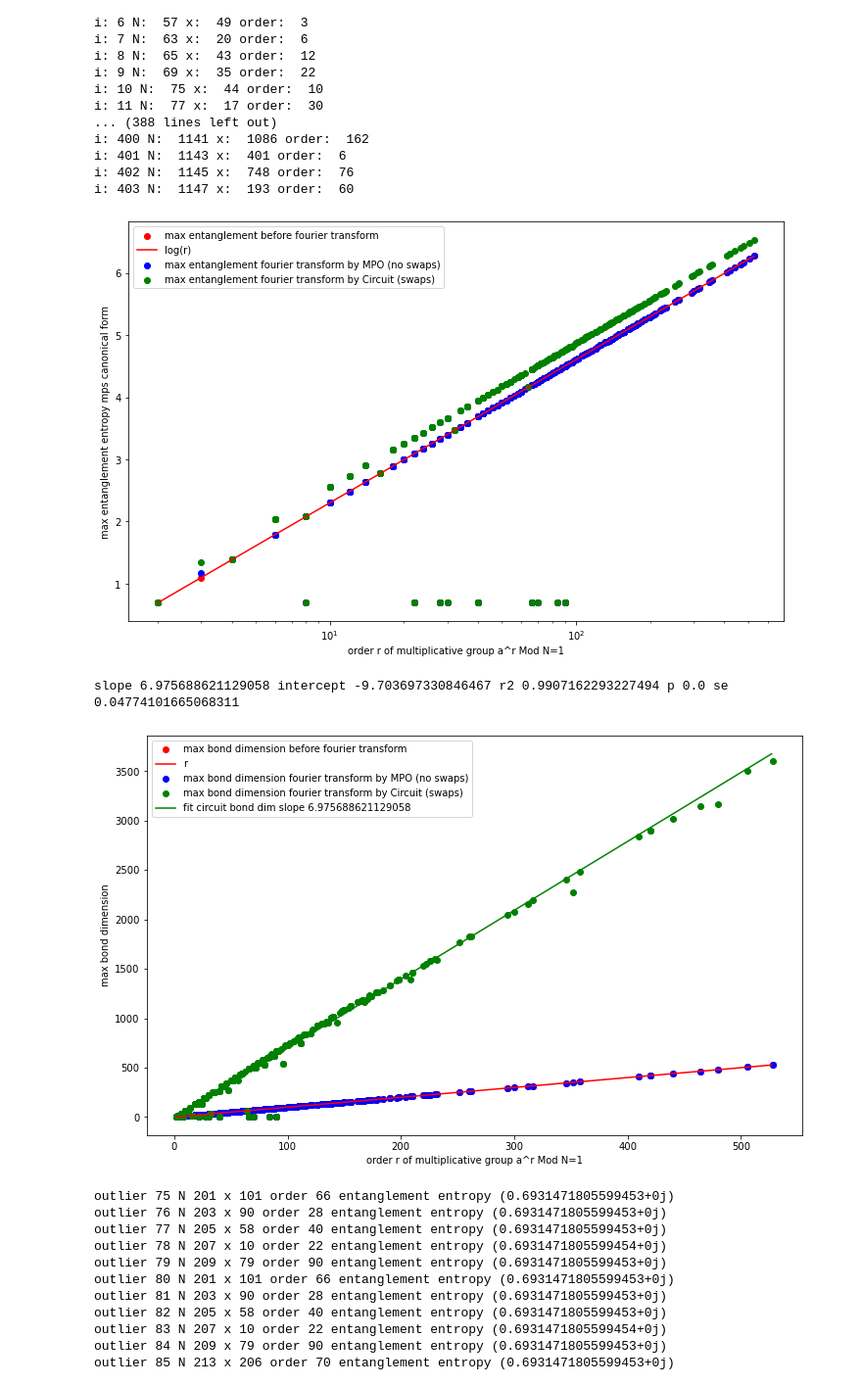
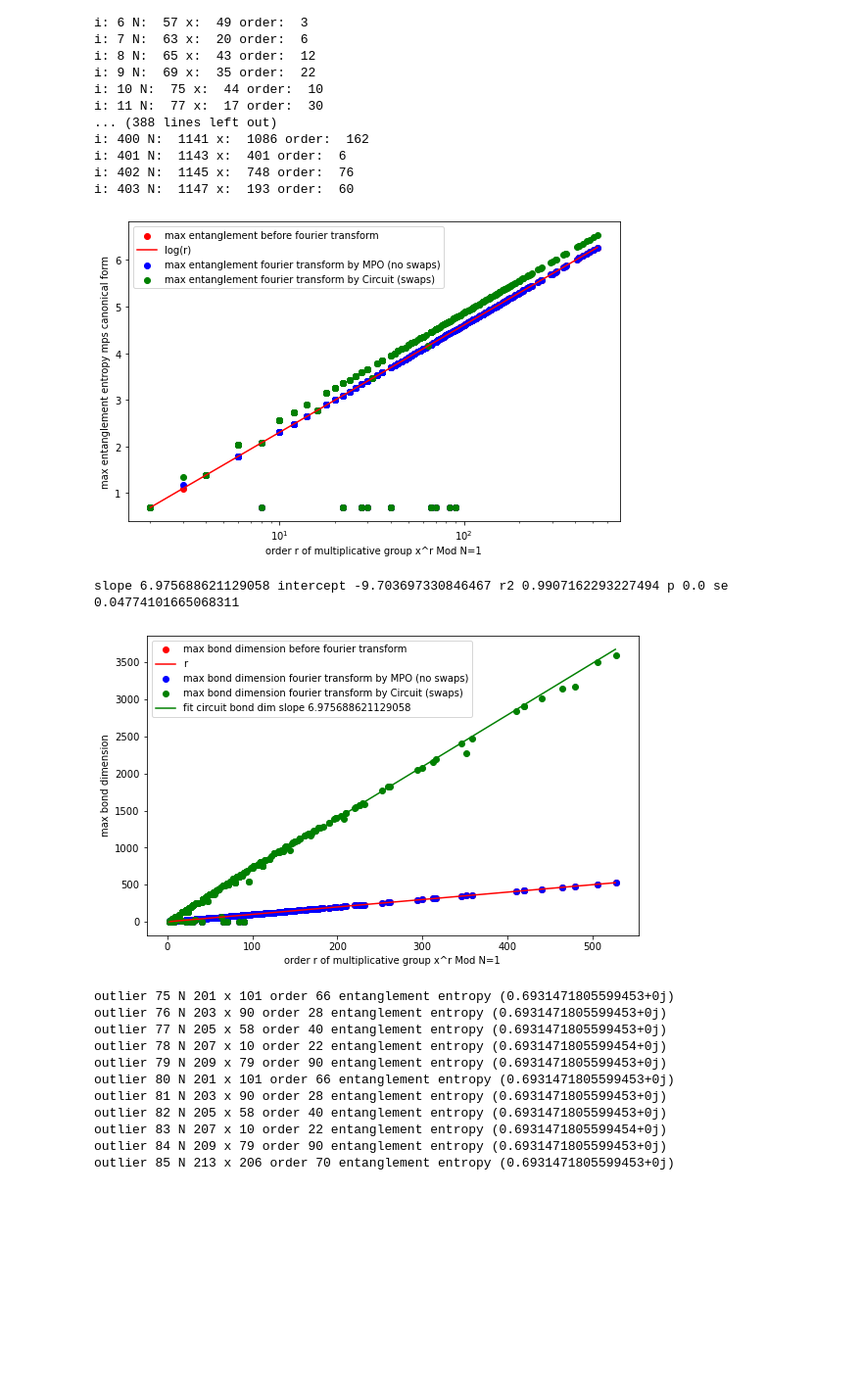
Before and after one commit to XKainz/shor-mps, a Jupyter notebook: analysing_entanglement.ipynb, the cells around one changed output. Shown: that part at 98% size. Cells and saved outputs as stored; diff of their text form; code cells hidden in the pictures; blank space fills up the shorter version.

```diff
--- a/analysing_entanglement.ipynb
+++ b/analysing_entanglement.ipynb
@@ -200,40 +201,40 @@ i: 401 N:  1143 x:  401 order:  6
 i: 402 N:  1145 x:  748 order:  76
 i: 403 N:  1147 x:  193 order:  60
 # %%
-figsizes = (12,7.5)
+figsizes = (9,5.625)
 # %%
 plt.figure(figsize=figsizes)
 plt.scatter(order,entanglement_entropy_before_fourier,label="max entanglement before fourier transform",color="red")
 r = [*range(min(order),max(order))]
 plt.plot(r,np.log(r),label="log(r)",color="red")
 plt.scatter(order,entanglement_entropy_fourier_mpo,label="max entanglement fourier transform by MPO (no swaps)",color="blue")
 plt.scatter(order,entanglement_entropy_fourier_circuit,label="max entanglement fourier transform by Circuit (swaps)",color="green")
-plt.xlabel("order r of multiplicative group a^r Mod N=1")
+plt.xlabel("order r of multiplicative group x^r Mod N=1")
 plt.ylabel("max entanglement entropy mps canonical form")
 plt.xscale('log')
 plt.legend()
-plt.savefig("max_entanglement_entropy_fourier.png")
+plt.savefig("pictures/max_entanglement_entropy_fourier.pdf")
 plt.show()
 
 
 slope, intercept, r2, p, se = stats.linregress(order,max_bond_dim_fourier_circuit)
 print("slope",slope,"intercept",intercept,"r2",r2,"p",p,"se",se)
 
 plt.figure(figsize=figsizes)
 plt.scatter(order,max_bond_dim_before_fourier,label="max bond dimension before fourier transform",color="red")
 plt.plot(r,r,label="r",color="red")
 plt.scatter(order,max_bond_dim_fourier_mpo,label="max bond dimension fourier transform by MPO (no swaps)",color="blue")
 plt.scatter(order,max_bond_dim_fourier_circuit,label="max bond dimension fourier transform by Circuit (swaps)",color="green")
 plt.plot(r,np.array(r)*slope,label="fit circuit bond dim slope "+str(slope),color="green")
-plt.xlabel("order r of multiplicative group a^r Mod N=1")
+plt.xlabel("order r of multiplicative group x^r Mod N=1")
 plt.ylabel("max bond dimension")
 plt.legend()
-plt.savefig("max_bond_dimension_fourier.png")
+plt.savefig("pictures/max_bond_dimension_fourier.pdf")
 plt.show()
 # %% [output]
-[figure, old version]
+[figure, new version]
 slope 6.975688621129058 intercept -9.703697330846467 r2 0.9907162293227494 p 0.0 se 0.04774101665068311
-[figure, old version]
+[figure, new version]
 # %%
 #get outliers
 for i in range(len(N)):
```
Also changed, not shown: parts of 8 cells of this notebook, 23 other files.
